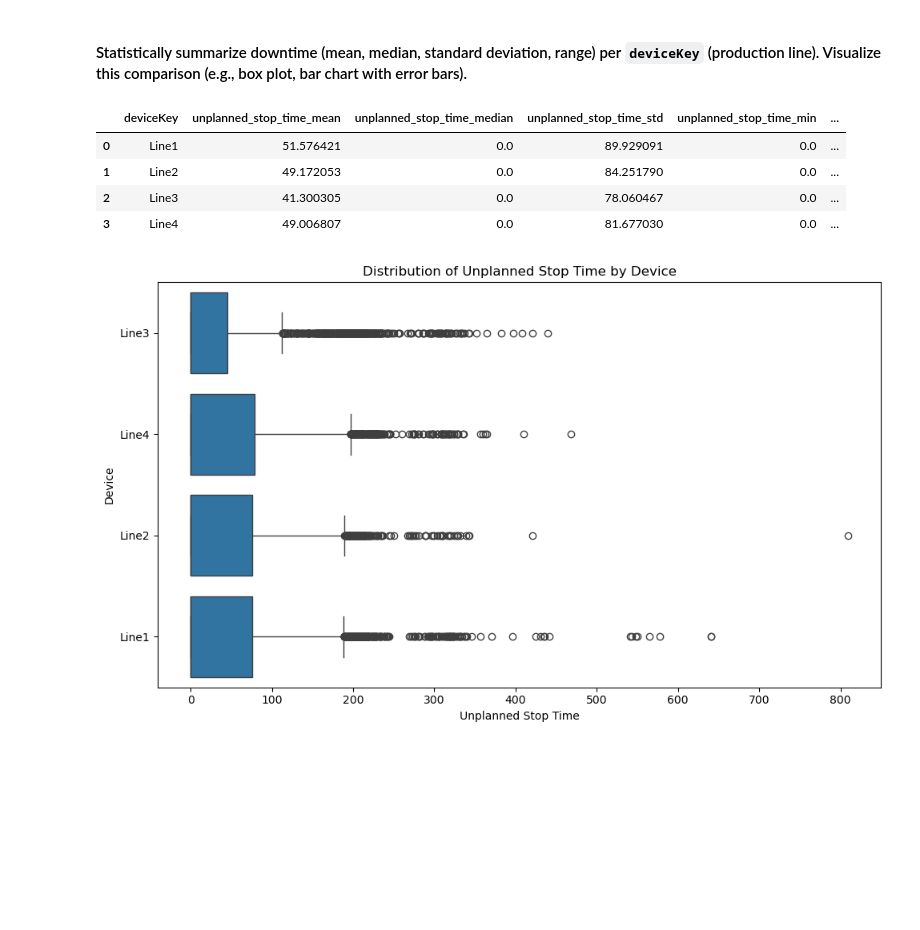
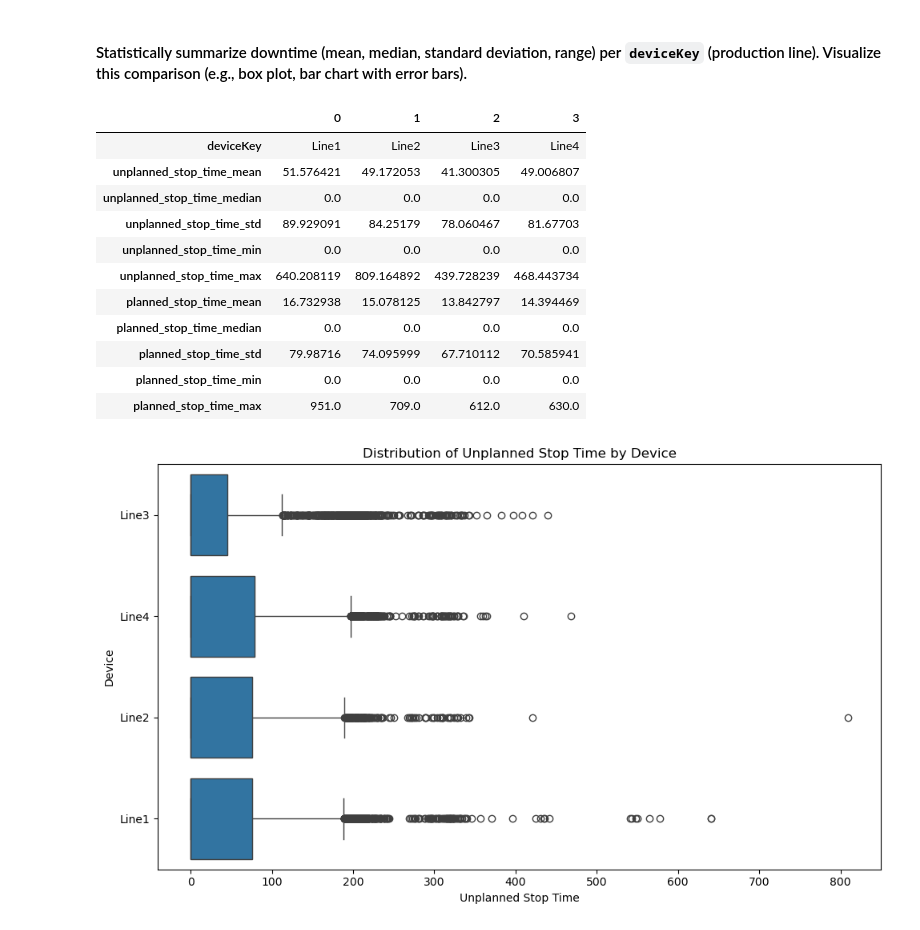
Before and after one commit to carrieyxia/BeerBo_Printing, a Jupyter notebook: manufacturing_analytics.ipynb, the cells around one changed output. Cells and saved outputs as stored; diff of their text form; code cells hidden in the pictures; blank space fills up the shorter version.

```diff
--- a/manufacturing_analytics.ipynb
+++ b/manufacturing_analytics.ipynb
@@ -334,19 +334,26 @@ The overall proportion of planned stop time is: 24.01%
 # %%
 # Use groupby to get the summary stats of downtime per production line
 dt_summary_df = downtime_df.groupby('deviceKey').agg({
     'unplanned_stop_time': ['mean', 'median', 'std', 'min', 'max'],
     'planned_stop_time': ['mean', 'median', 'std', 'min', 'max']
 })
 # Flatten multi-index
 dt_summary_df.columns = ['_'.join(col) for col in dt_summary_df.columns]
 dt_summary_df.reset_index(inplace=True)
-dt_summary_df
+dt_summary_df.T
 # %% [output]
-|  | deviceKey | unplanned_stop_time_mean | unplanned_stop_time_median | unplanned_stop_time_std | unplanned_stop_time_min | ... |
-| 0 | Line1 | 51.576421 | 0.0 | 89.929091 | 0.0 | ... |
-| 1 | Line2 | 49.172053 | 0.0 | 84.251790 | 0.0 | ... |
-| 2 | Line3 | 41.300305 | 0.0 | 78.060467 | 0.0 | ... |
-| 3 | Line4 | 49.006807 | 0.0 | 81.677030 | 0.0 | ... |
+|  | 0 | 1 | 2 | 3 |
+| deviceKey | Line1 | Line2 | Line3 | Line4 |
+| unplanned_stop_time_mean | 51.576421 | 49.172053 | 41.300305 | 49.006807 |
+| unplanned_stop_time_median | 0.0 | 0.0 | 0.0 | 0.0 |
+| unplanned_stop_time_std | 89.929091 | 84.25179 | 78.060467 | 81.67703 |
+| unplanned_stop_time_min | 0.0 | 0.0 | 0.0 | 0.0 |
+| unplanned_stop_time_max | 640.208119 | 809.164892 | 439.728239 | 468.443734 |
+| planned_stop_time_mean | 16.732938 | 15.078125 | 13.842797 | 14.394469 |
+| planned_stop_time_median | 0.0 | 0.0 | 0.0 | 0.0 |
+| planned_stop_time_std | 79.98716 | 74.095999 | 67.710112 | 70.585941 |
+| planned_stop_time_min | 0.0 | 0.0 | 0.0 | 0.0 |
+| planned_stop_time_max | 951.0 | 709.0 | 612.0 | 630.0 |
 # %%
 plt.figure(figsize=(10, 6))
 sns.boxplot(y='deviceKey', x='unplanned_stop_time', data = downtime_df)
```
Also changed, not shown: parts of 8 cells of this notebook.
